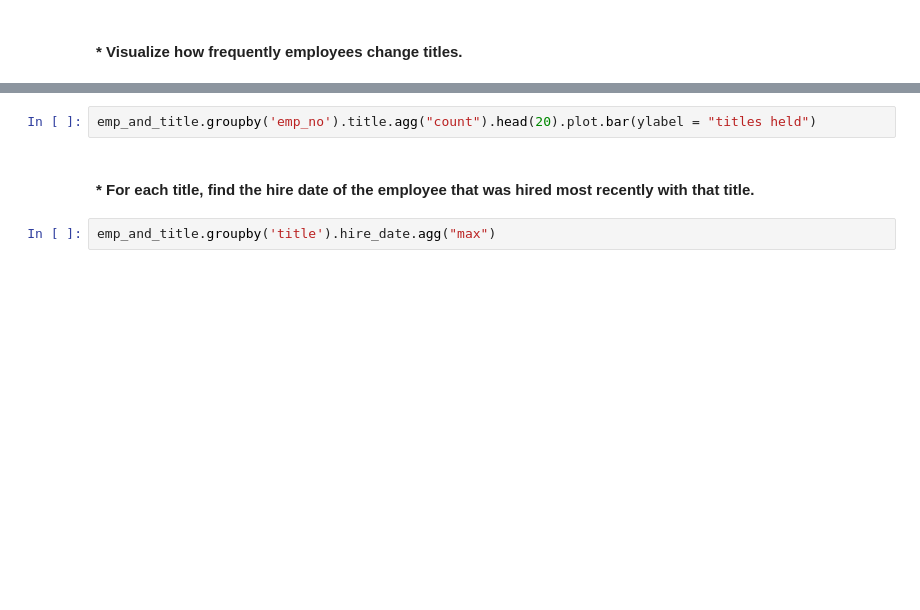
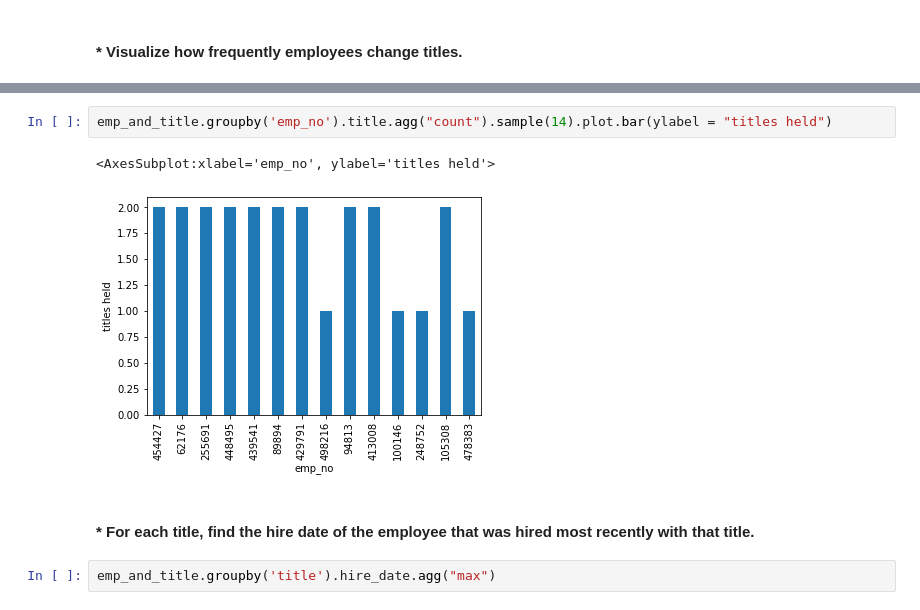
Before and after one commit to david-ryan-alviola/numpy-pandas-visualization-exercises, a Jupyter notebook: advanced_dataframes.ipynb, the cells around one changed output, grey strips where cells are left out. Cells and saved outputs as stored; diff of their text form; blank space fills up the shorter version.

```diff
--- a/advanced_dataframes.ipynb
+++ b/advanced_dataframes.ipynb
@@ -115,5 +249,8 @@ emp_and_title.groupby('emp_no').title.agg("count")
 # %%
-emp_and_title.groupby('emp_no').title.agg("count").head(20).plot.bar(ylabel = "titles held")
+emp_and_title.groupby('emp_no').title.agg("count").sample(14).plot.bar(ylabel = "titles held")
+# %% [output]
+<AxesSubplot:xlabel='emp_no', ylabel='titles held'>
+[figure, added]
 # %% [markdown]
 #### * For each title, find the hire date of the employee that was hired most recently with that title.
 # %%
```
Also changed, not shown: parts of 24 cells of this notebook.
